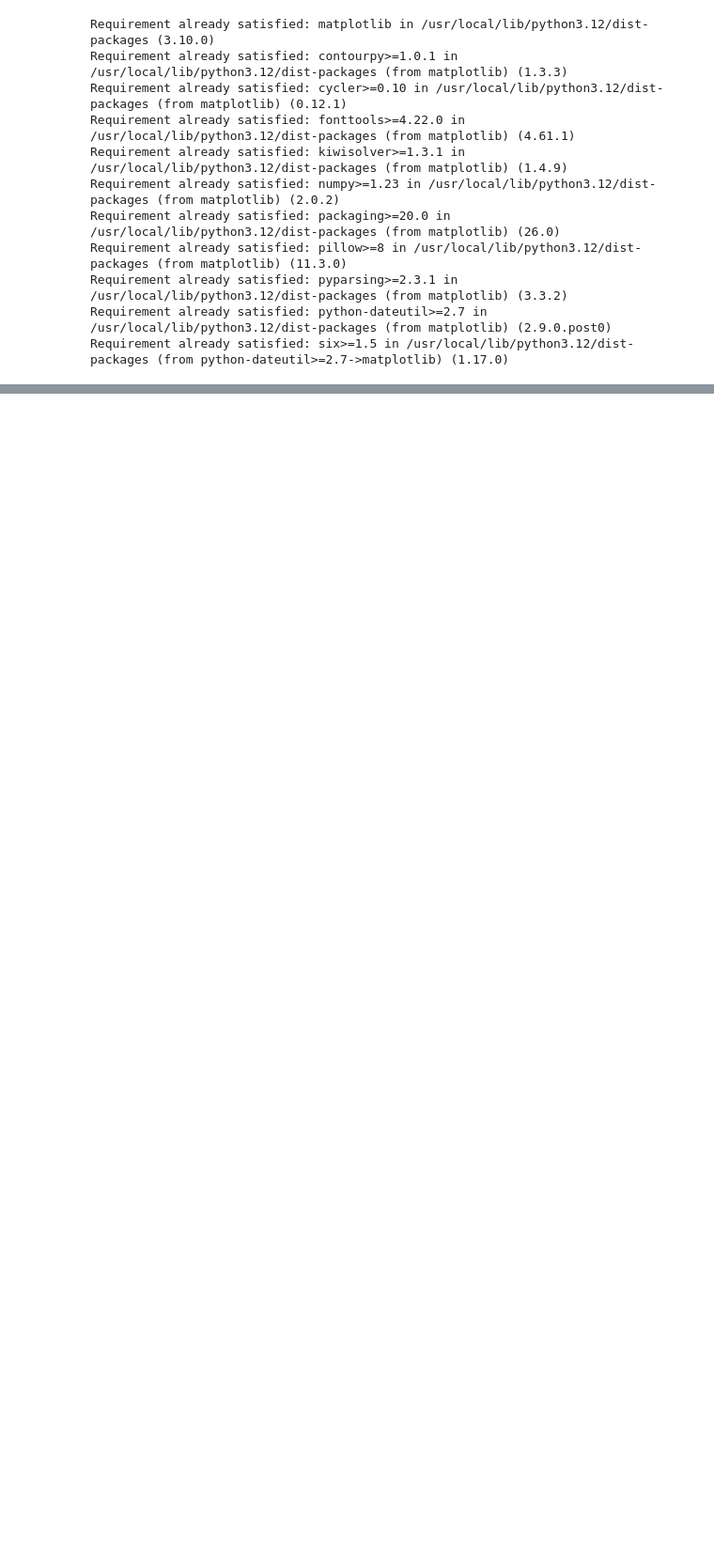
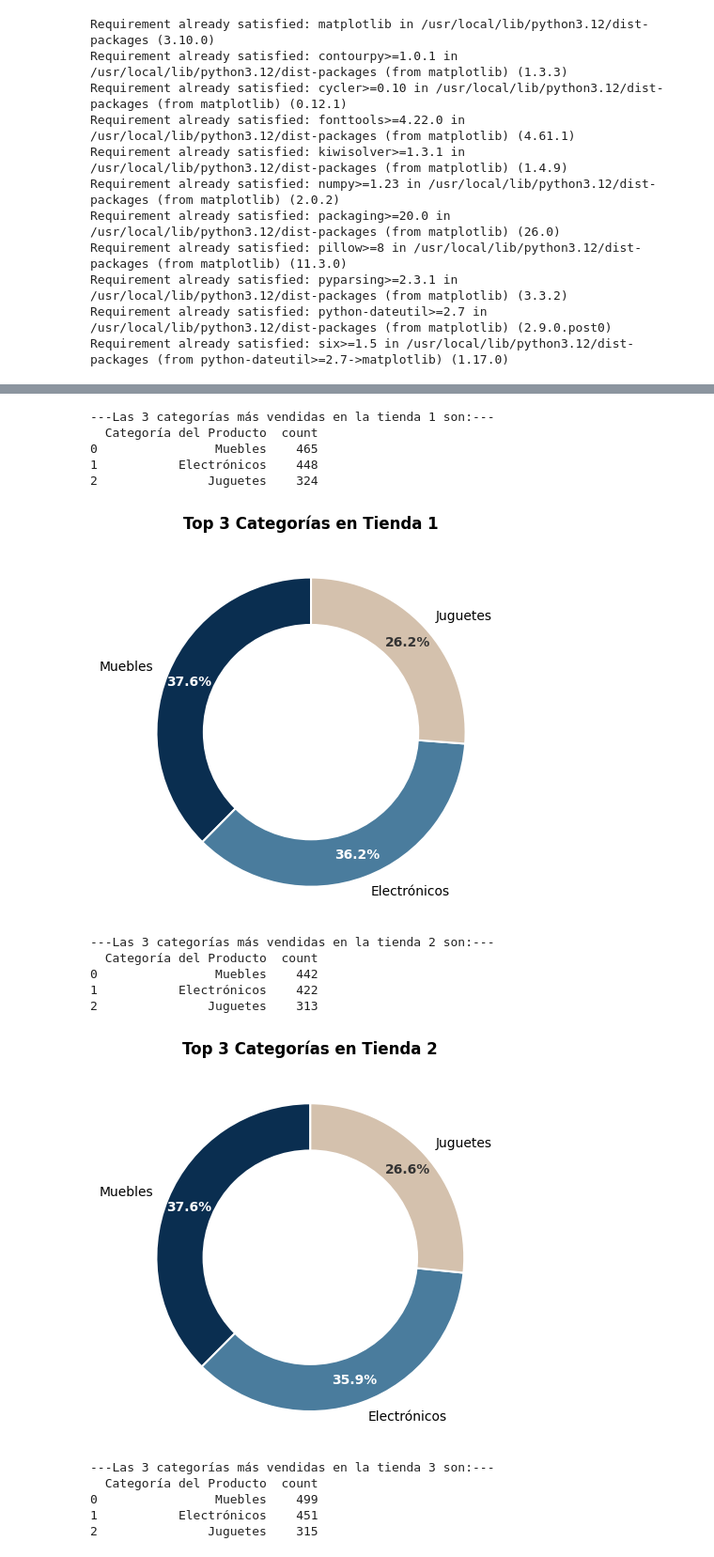
Before and after one commit to jossxopa/store_ds, a Jupyter notebook: Copia_di_Store_challenge.ipynb, the cells around one changed output, grey strips where cells are left out. Shown at 94% size. Saved outputs shown, nothing was run; the diff lists cells and outputs as text; code cells hidden in the pictures; blank space fills up the shorter version.

Commit message:
Se graficó los datos

```diff
--- a/Copia_di_Store_challenge.ipynb
+++ b/Copia_di_Store_challenge.ipynb
@@ -176,0 +89,58 @@ from matplotlib import pyplot as plt
+# %%
+# tienda.isnull().sum() comprobamos que no hay datos nulos.
+
+cantidad_productos_vendidos = {
+   "tienda 1": tienda['Categoría del Producto'].value_counts().head(3).reset_index(),
+   "tienda 2":tienda2['Categoría del Producto'].value_counts().head(3).reset_index(),
+   "tienda 3":tienda3['Categoría del Producto'].value_counts().head(3).reset_index(),
+   "tienda 4":tienda4['Categoría del Producto'].value_counts().head(3).reset_index()
+}
+
+colores_dona = ['#0A2E50', '#4A7C9D', '#D4C1AD'] #Para la gráfica
+
+for nombre_tienda, cantidad_productos in cantidad_productos_vendidos.items():
+  print(f'\n---Las 3 categorías más vendidas en la {nombre_tienda} son:---')
+  print(cantidad_productos)
+#Grafico dentro del for para que salga la gráfica.
+  plt.figure(figsize=(4.5, 4.5))
+  patches, texts, autotexts = plt.pie(cantidad_productos.iloc[:,1],
+                                      labels=cantidad_productos.iloc[:,0],
+                                      colors=colores_dona,
+                                      autopct='%1.1f%%',
+                                      startangle=90,
+                                      pctdistance=0.85,
+                                      wedgeprops={'edgecolor': 'white', 'linewidth': 1.5})
+  # Circulo de la dona
+  centro_circulo = plt.Circle((0, 0), 0.70, fc='white')
+  fig = plt.gcf()
+  fig.gca().add_artist(centro_circulo)
+  plt.title(f"Top 3 Categorías en {nombre_tienda.title()}", fontsize=12, fontweight="bold", pad=20)
+  plt.axis('equal')
+  plt.tight_layout()
+  #Cambiar el color de los números para que resalte
+  for i, a in enumerate(autotexts):
+    if i < 2:
+      a.set_color('white')
+      a.set_weight('bold')
+    else:
+      a.set_color('#333333')
+      a.set_weight('bold')
+  plt.show()
+# %% [output]
+---Las 3 categorías más vendidas en la tienda 1 son:---
+  Categoría del Producto  count
+0                Muebles    465
+1           Electrónicos    448
+2               Juguetes    324
+[figure, added]
+---Las 3 categorías más vendidas en la tienda 2 son:---
+  Categoría del Producto  count
+0                Muebles    442
+1           Electrónicos    422
+2               Juguetes    313
+[figure, added]
+---Las 3 categorías más vendidas en la tienda 3 son:---
+  Categoría del Producto  count
+0                Muebles    499
+1           Electrónicos    451
+2               Juguetes    315
```
Also changed, not shown: parts of 24 cells of this notebook.
